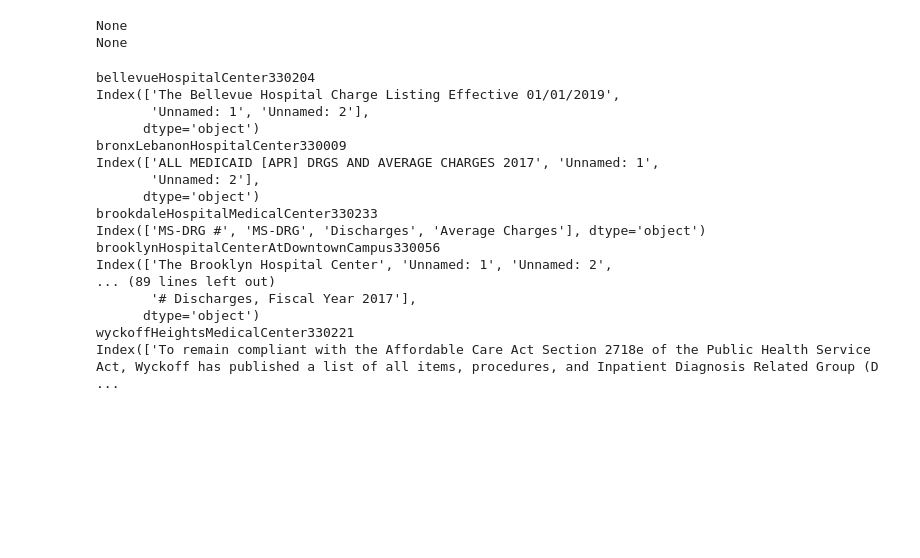
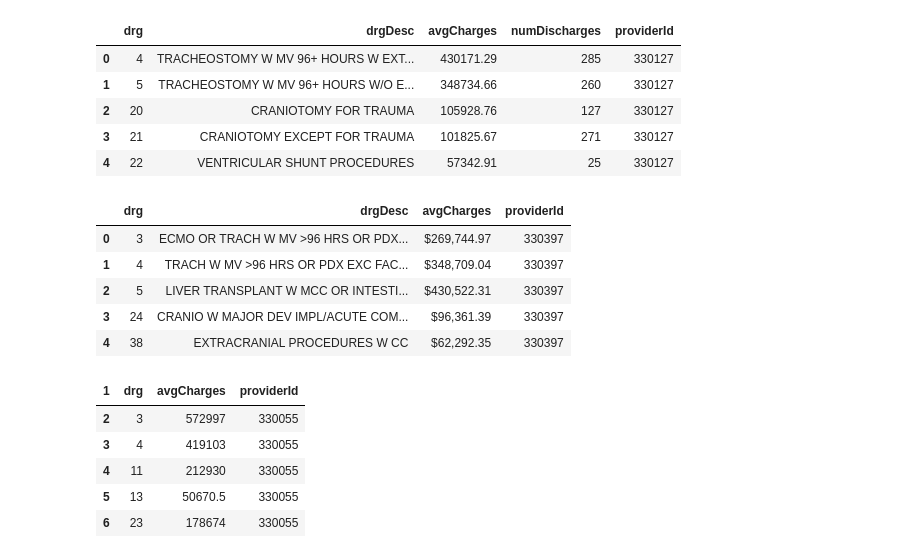
Before and after one commit to meiguan/nycHospitalPricing, a Jupyter notebook: compileHospitalMasterCharges.ipynb, the cells around one changed output. Saved outputs shown, nothing was run; the diff lists cells and outputs as text; code cells hidden in the pictures; blank space fills up the shorter version.

Commit message:
compiled hospital mastercharges

```diff
--- a/compileHospitalMasterCharges.ipynb
+++ b/compileHospitalMasterCharges.ipynb
@@ -180,3 +4,6 @@ https://www.northwell.edu/sites/northwell.edu/files/inline-files/Northwell%20Hea
+# %%
+destFol = os.getcwd()+'/dataFiles/rawHospitalChargeData/'
+filenames = os.listdir(destFol)
 # %%
 sp = {}
 sp['lenoxHillHospital330119'] = 'Lenox Hill CDM Upload'
@@ -190,5 +13,4 @@ skp["stJohn'SEpiscopalHospitalAtSouthShore330395"] = 'skip for now'
 # %%
-
 collect_df = {}
 
 for i in range(len(filenames)):
@@ -201,34 +23,52 @@ for i in range(len(filenames)):
             df_name = filenames[i].split(".")[:-1][0]
             temp = pd.read_excel(destFol+filenames[i], sheet_name=sp.get(filenames[i].split(".")[:-1][0]))
             collect_df[df_name] = temp
-        elif(filenames[i].split(".")[:-1][0] in skp):
-            print(sp.get(filenames[i].split(".")[:-1][0]))
         else:
             df_name = filenames[i].split(".")[:-1][0]
             temp = pd.read_excel(destFol+filenames[i], sheet_name=0)
             collect_df[df_name] = temp
-# %% [output]
-None
-None
-# %%
-for i in collect_df:
-    print(i)
-    print(collect_df[i].keys())
-# %% [output]
-bellevueHospitalCenter330204
-Index(['The Bellevue Hospital Charge Listing Effective 01/01/2019',
-       'Unnamed: 1', 'Unnamed: 2'],
-      dtype='object')
-bronxLebanonHospitalCenter330009
-Index(['ALL MEDICAID [APR] DRGS AND AVERAGE CHARGES 2017', 'Unnamed: 1',
-       'Unnamed: 2'],
-      dtype='object')
-brookdaleHospitalMedicalCenter330233
-Index(['MS-DRG #', 'MS-DRG', 'Discharges', 'Average Charges'], dtype='object')
-brooklynHospitalCenterAtDowntownCampus330056
-Index(['The Brooklyn Hospital Center', 'Unnamed: 1', 'Unnamed: 2',
-... (89 lines left out)
-       '# Discharges, Fiscal Year 2017'],
-      dtype='object')
-wyckoffHeightsMedicalCenter330221
-Index(['To remain compliant with the Affordable Care Act Section 2718e of the Public Health Service Act, Wyckoff has published a list of all items, procedures, and Inpatient Diagnosis Related Group (D ...
+# %%
+collect_df['jacobiMedicalCenter330127'].rename(columns={'DRG ':'drg',
+                                                        'DRG Description':'drgDesc',
+                                                        'Average Charges':'avgCharges',
+                                                       '# Discharges, Fiscal Year 2017' : 'numDischarges'},
+                                               inplace=True)
+collect_df['jacobiMedicalCenter330127']['providerId'] = '330127'
+collect_df['jacobiMedicalCenter330127'].head()
+# %% [output]
+|  | drg | drgDesc | avgCharges | numDischarges | providerId |
+| 0 | 4 | TRACHEOSTOMY W MV 96+ HOURS W EXT... | 430171.29 | 285 | 330127 |
+| 1 | 5 | TRACHEOSTOMY W MV 96+ HOURS W/O E... | 348734.66 | 260 | 330127 |
+| 2 | 20 | CRANIOTOMY FOR TRAUMA | 105928.76 | 127 | 330127 |
+| 3 | 21 | CRANIOTOMY EXCEPT FOR TRAUMA | 101825.67 | 271 | 330127 |
+| 4 | 22 | VENTRICULAR SHUNT PROCEDURES | 57342.91 | 25 | 330127 |
+# %%
+collect_df['interfaithMedicalCenter330397'].rename(columns={'DRG':'drg',
+                                                        'Description':'drgDesc',
+                                                        'Average of ChargeTotal2':'avgCharges'},
+                                               inplace=True)
+collect_df['interfaithMedicalCenter330397']['providerId'] = '330397'
+collect_df['interfaithMedicalCenter330397'].head()
+# %% [output]
+|  | drg | drgDesc | avgCharges | providerId |
+| 0 | 3 | ECMO OR TRACH W MV >96 HRS OR PDX... | $269,744.97 | 330397 |
+| 1 | 4 | TRACH W MV >96 HRS OR PDX EXC FAC... | $348,709.04 | 330397 |
+| 2 | 5 | LIVER TRANSPLANT W MCC OR INTESTI... | $430,522.31 | 330397 |
+| 3 | 24 | CRANIO W MAJOR DEV IMPL/ACUTE COM... | $96,361.39 | 330397 |
+| 4 | 38 | EXTRACRANIAL PROCEDURES W CC | $62,292.35 | 330397 |
+# %%
+new_header = collect_df['newYorkPresbyterianQueens330055'].iloc[1]
+collect_df['newYorkPresbyterianQueens330055'].drop(collect_df['newYorkPresbyterianQueens330055'].index[[0,1]], inplace = True)
+collect_df['newYorkPresbyterianQueens330055'].columns = new_header
+collect_df['newYorkPresbyterianQueens330055'].rename(columns={'MS DRG':'drg',
+                                                              'Average Charge per Case':'avgCharges'},
+                                                     inplace=True)
+collect_df['newYorkPresbyterianQueens330055']['providerId'] = '330055'
+collect_df['newYorkPresbyterianQueens330055'].head()
+# %% [output]
+| 1 | drg | avgCharges | providerId |
+| 2 | 3 | 572997 | 330055 |
+| 3 | 4 | 419103 | 330055 |
+| 4 | 11 | 212930 | 330055 |
+| 5 | 13 | 50670.5 | 330055 |
+| 6 | 23 | 178674 | 330055 |
```
Also changed, not shown: parts of 53 cells of this notebook, 2 other files.
